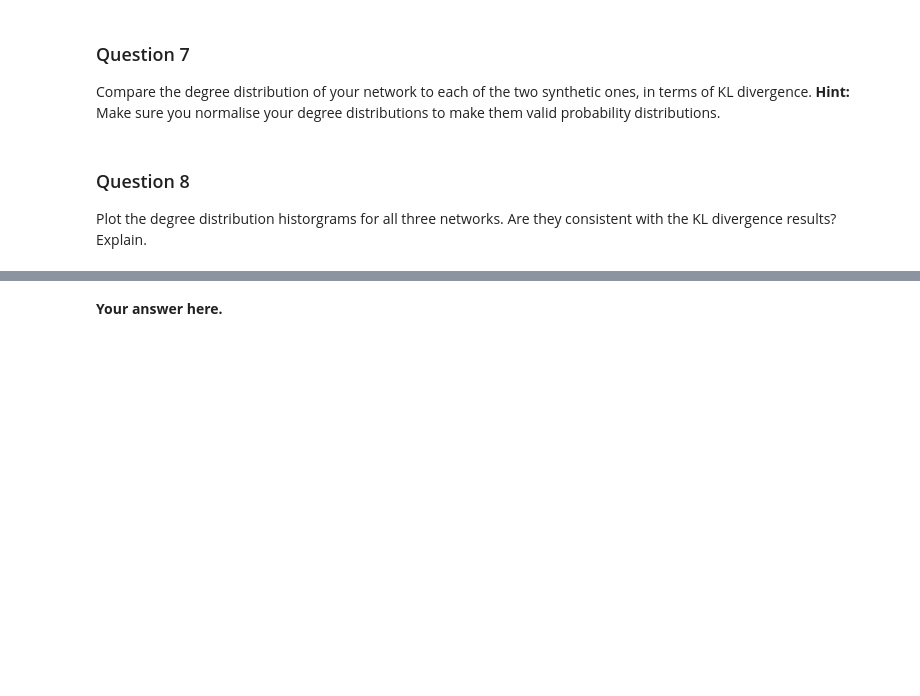
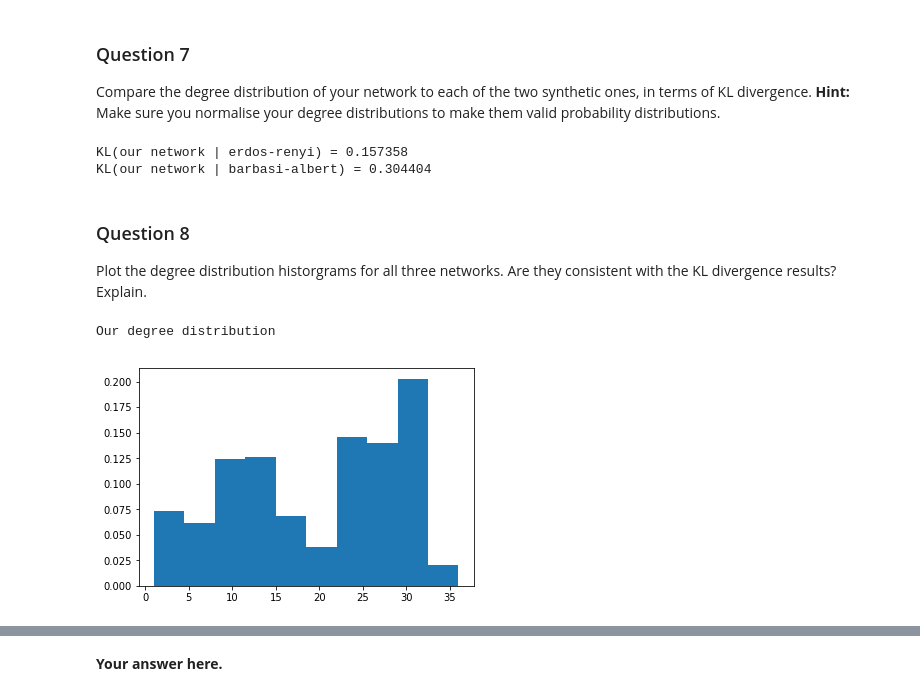
Before and after one commit to Kakavand/EPFL-antiterrorAssignment, a Jupyter notebook: John/2_network_models.ipynb, the cells around one changed output, grey strips where cells are left out. Saved outputs shown, nothing was run; the diff lists cells and outputs as text; code cells hidden in the pictures; blank space fills up the shorter version.

```diff
--- a/John/2_network_models.ipynb
+++ b/John/2_network_models.ipynb
@@ -204,0 +282,3 @@ Compare the degree distribution of your network to each of the two synthetic one
+# %%
+def degree_distribution(adjacency):
+    return np.sum(adjacency, axis=1)
@@ -205,3 +291,15 @@ Compare the degree distribution of your network to each of the two synthetic one
+# %%
+norm_degree_distr = normalised_degree_distribution(adjacency)
+er_norm_degree_distr = normalised_degree_distribution(erdos_renyi_adj)
+ba_norm_degree_distr = normalised_degree_distribution(barabasi_albert_adj)
+
+print("KL(our network | erdos-renyi) = %f" %kl_divergence(
+    norm_degree_distr, er_norm_degree_distr))
+print("KL(our network | barbasi-albert) = %f" %kl_divergence(
+    norm_degree_distr, ba_norm_degree_distr))
+# %% [output]
+KL(our network | erdos-renyi) = 0.157358
+KL(our network | barbasi-albert) = 0.304404
 # %% [markdown]
 ### Question 8
 
@@ -210,0 +307,8 @@ Plot the degree distribution historgrams for all three networks. Are they consis
+# %%
+print("Our degree distribution")
+o_degree_distr = degree_distribution(adjacency)
+o_weights = np.ones_like(o_degree_distr) / float(n_nodes)
+plt.hist(o_degree_distr, weights=o_weights);
+# %% [output]
+Our degree distribution
+[figure, added]
```
Also changed, not shown: parts of 23 cells of this notebook.
